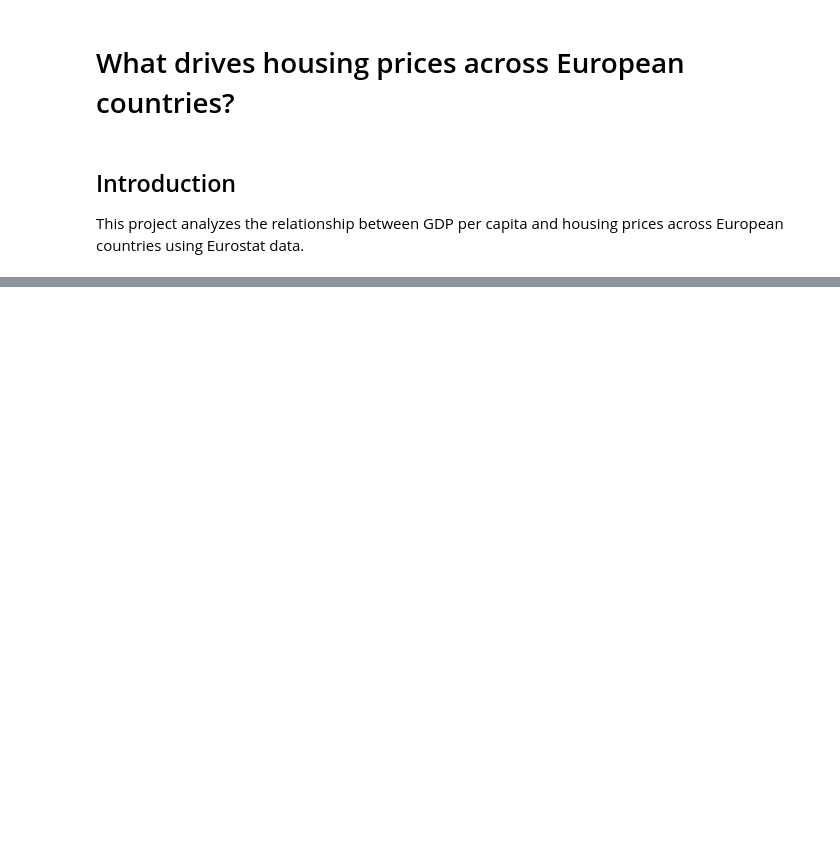
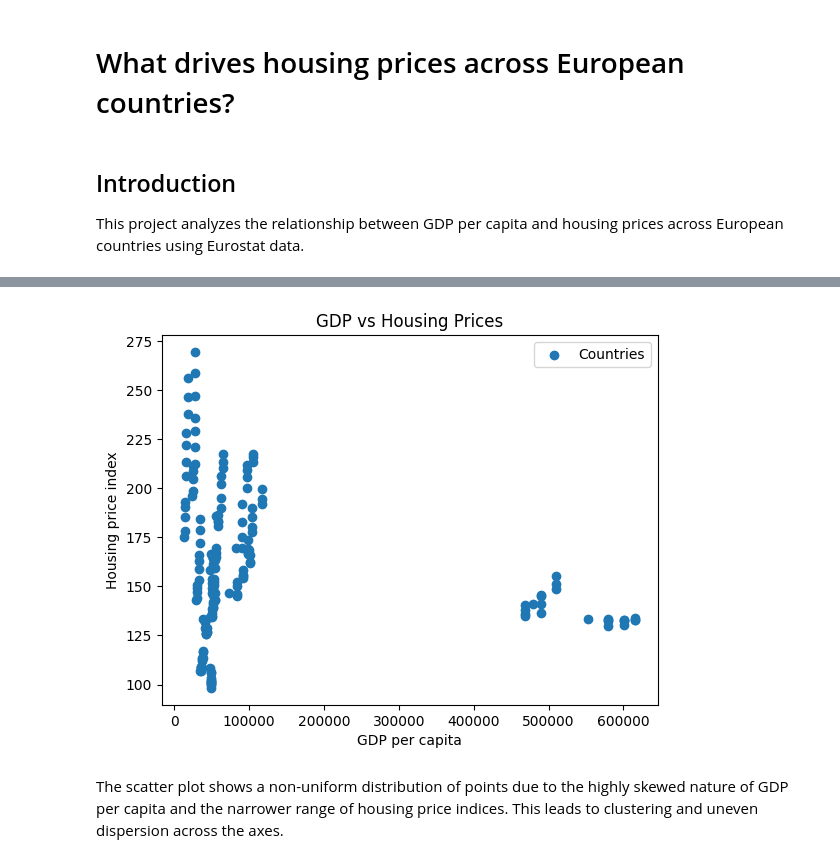
Before and after one commit to nikolaybyivanov/europe-housing-analysis, a Jupyter notebook: notebooks/01_start.ipynb, the cells around one changed output, grey strips where cells are left out. Cells and saved outputs as stored; diff of their text form; code cells hidden in the pictures; blank space fills up the shorter version.

```diff
--- a/notebooks/01_start.ipynb
+++ b/notebooks/01_start.ipynb
@@ -113,7 +89,0 @@ gdp_clean.head()
-# %%
-housing_yearly = housing.groupby(
-    ["country", "year"],
-    as_index=False
-)["price_index"].mean()
-
-housing_yearly.head()
@@ -131,4 +94,4 @@ df = housing_yearly.merge(
     how="inner"
 )
 
-df.head()
+df = df.dropna()
@@ -193,0 +114,13 @@ Number of countries in merged: 15
+# %%
+plt.scatter(df["gdp_per_capita"], df["price_index"], label="Countries")
+
+plt.xlabel("GDP per capita")
+plt.ylabel("Housing price index")
+plt.title("GDP vs Housing Prices")
+
+plt.legend()
+plt.show()
+# %% [output]
+[figure, added]
+# %% [markdown]
+The scatter plot shows a non-uniform distribution of points due to the highly skewed nature of GDP per capita and the narrower range of housing price indices. This leads to clustering and uneven dispersion across the axes.
```
Also changed, not shown: parts of 15 cells of this notebook, 1 other file.
